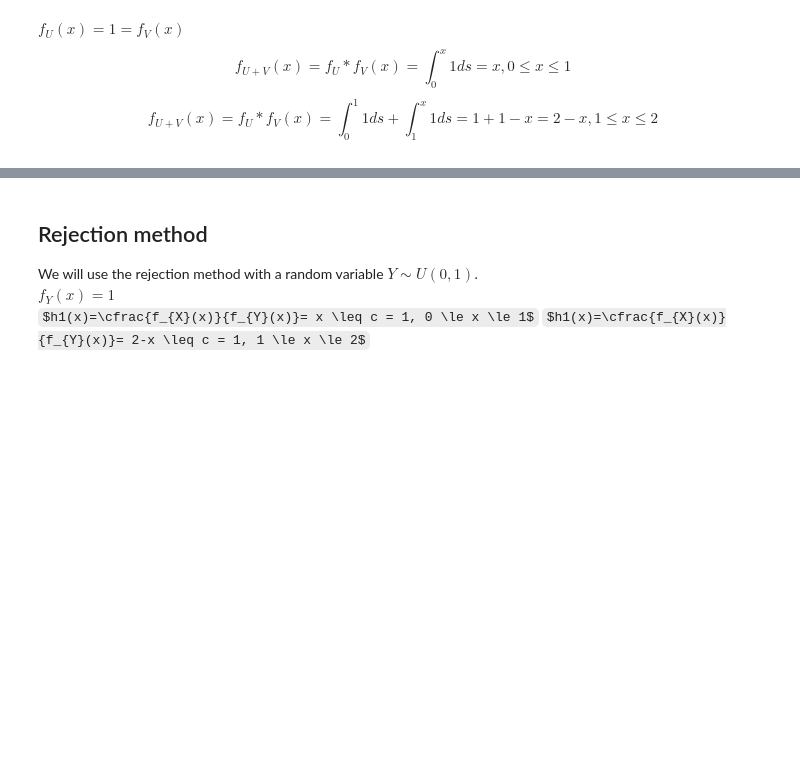
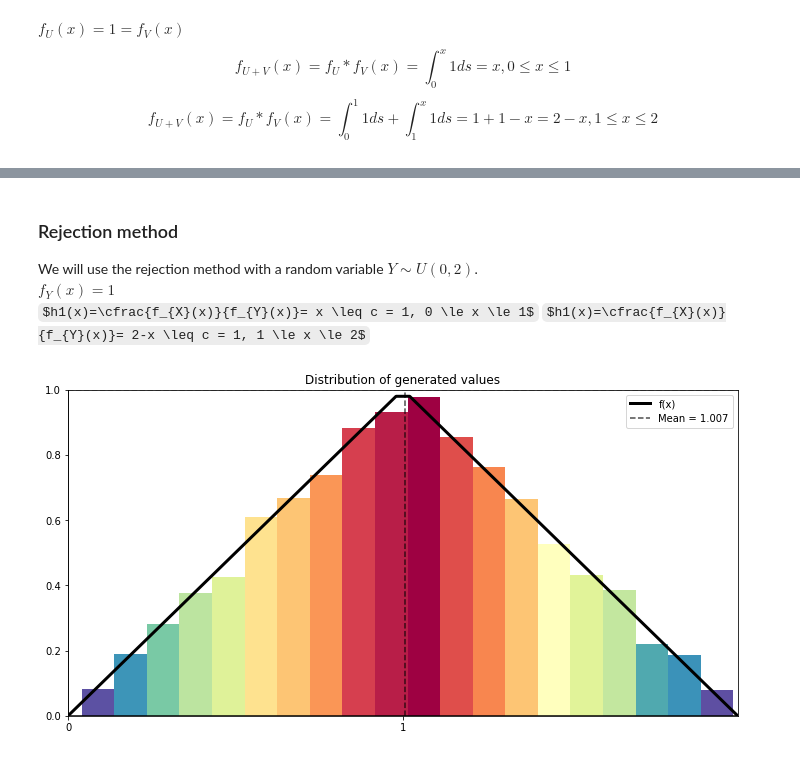
Before and after one commit to git-lu/models-and-simulations, a Jupyter notebook: exguide5.ipynb, the cells around one changed output, grey strips where cells are left out. Cells and saved outputs as stored; diff of their text form; code cells hidden in the pictures; some formulas as TeX source; blank space fills up the shorter version.

```diff
--- a/exguide5.ipynb
+++ b/exguide5.ipynb
@@ -755,6 +768,6 @@ ex8itgen.plot(10000)
 # %% [markdown]
-## Rejection method
-We will use the rejection method with a random variable $ Y \sim U(0,1) $.
+### Rejection method
+We will use the rejection method with a random variable $ Y \sim U(0,2) $.
 $f_{Y}(x) = 1$
 $h1(x)=\cfrac{f_{X}(x)}{f_{Y}(x)}= x \leq c = 1, 0 \le x \le 1$
 $h1(x)=\cfrac{f_{X}(x)}{f_{Y}(x)}= 2-x \leq c = 1, 1 \le x \le 2$
@@ -762,0 +774,10 @@ ex8rgen = RejectionMethod()
+# %%
+limits = [1,2]
+pdf_x = [lambda x: x, lambda x: 2-x]
+gen_y = lambda: random() * 2
+pdf_y = lambda x: 1/2
+ex8rejgen = RejectionMethod(pdf_x,pdf_y,gen_y,c=2,limits=limits,conds=conds,x_lim=(0,2))
+# %%
+ex8rejgen.plot(10000)
+# %% [output]
+[figure, added]
```
Also changed, not shown: parts of 22 cells of this notebook, 3 other files.
